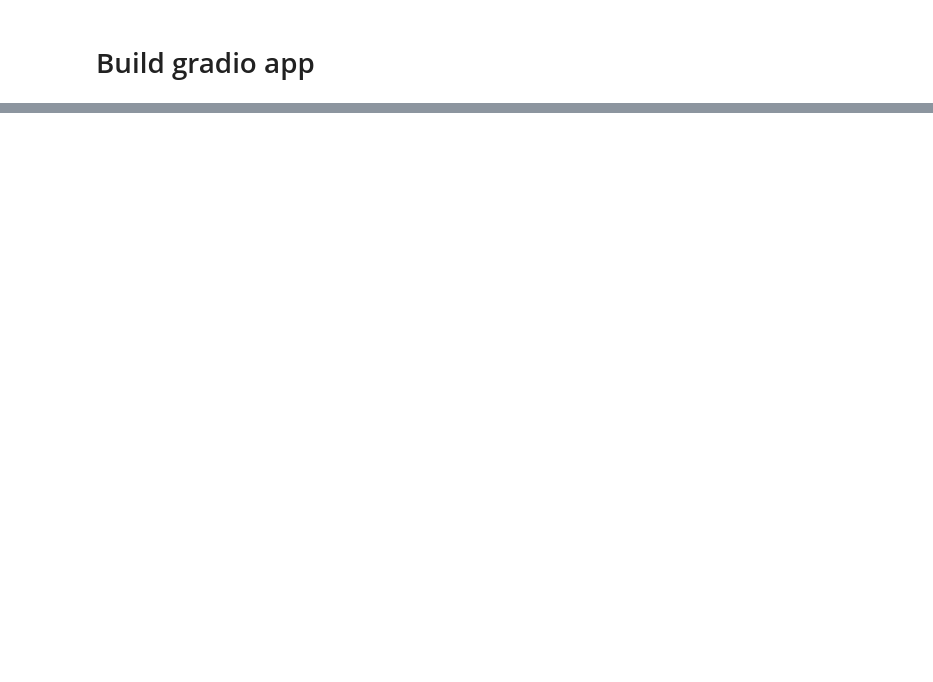
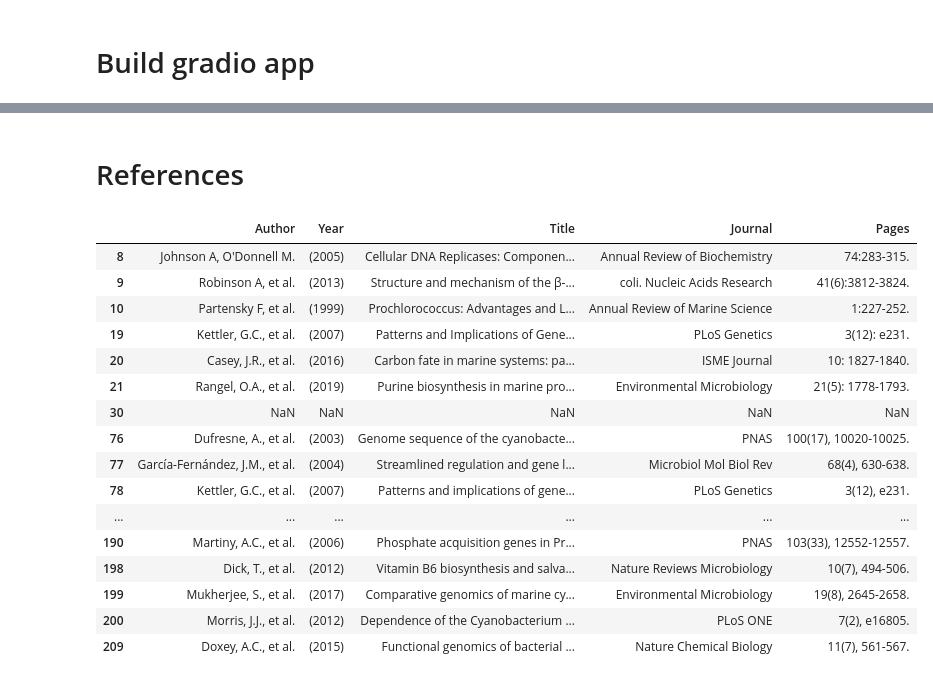
Before and after one commit to wosnat/llm_gene_expression, a Jupyter notebook: Review Paper 1 - single prompt/single prompt display.ipynb, the cells around one changed output, grey strips where cells are left out. Saved outputs shown, nothing was run; the diff lists cells and outputs as text; code cells hidden in the pictures; blank space fills up the shorter version.

```diff
--- a/Review Paper 1 - single prompt/single prompt display.ipynb
+++ b/Review Paper 1 - single prompt/single prompt display.ipynb
@@ -276,0 +408,21 @@ if __name__ == "__main__":
+# %%
+def database_section2list(section_name, section_content):
+    if isinstance(section_content, dict):
+        if section_name == 'uptake_exudation':
+            return (section_content.items())
+        else:
+            return ((section_name, v) for v in section_content.values())
+    else:
+        return [(section_name, section_content)]
+
+def get_database_entry_df(gene):
+    literature_review, database_entry = parse_database_batch_message(gene)
+    content_list = [
+        dict(gene=gene, section_name=name, section_content=content)
+        for section_name, section_content in database_entry.items()
+        for name,content in database_section2list(section_name, section_content)
+    ]
+    return pd.DataFrame(content_list)
+# %%
+
+df_database = pd.concat([get_database_entry_df(gene) for gene in batch_result_dict], ignore_index=True)
@@ -276,0 +449,27 @@ if __name__ == "__main__":
+# %% [markdown]
+# References
+# %%
+refereces_series = df_database.loc[df_database.section_name.isin(['references']), 'section_content']
+# %%
+reference_df = refereces_series.str.extract(r'^([^\(]+) (\(\d+\))\.? ([^\.]+)\.([^,]+),(.*)$')
+reference_df = reference_df.rename(columns={0: 'Author', 1:'Year', 2:'Title', 3:'Journal', 4:'Pages'})
+# %%
+reference_df.drop_duplicates(subset='Title').head(40)
+# %% [output]
+|  | Author | Year | Title | Journal | Pages |
+| 8 | Johnson A, O'Donnell M. | (2005) | Cellular DNA Replicases: Componen... | Annual Review of Biochemistry | 74:283-315. |
+| 9 | Robinson A, et al. | (2013) | Structure and mechanism of the β-... | coli. Nucleic Acids Research | 41(6):3812-3824. |
+| 10 | Partensky F, et al. | (1999) | Prochlorococcus: Advantages and L... | Annual Review of Marine Science | 1:227-252. |
+| 19 | Kettler, G.C., et al. | (2007) | Patterns and Implications of Gene... | PLoS Genetics | 3(12): e231. |
+| 20 | Casey, J.R., et al. | (2016) | Carbon fate in marine systems: pa... | ISME Journal | 10: 1827-1840. |
+| 21 | Rangel, O.A., et al. | (2019) | Purine biosynthesis in marine pro... | Environmental Microbiology | 21(5): 1778-1793. |
+| 30 | NaN | NaN | NaN | NaN | NaN |
+| 76 | Dufresne, A., et al. | (2003) | Genome sequence of the cyanobacte... | PNAS | 100(17), 10020-10025. |
+| 77 | García-Fernández, J.M., et al. | (2004) | Streamlined regulation and gene l... | Microbiol Mol Biol Rev | 68(4), 630-638. |
+| 78 | Kettler, G.C., et al. | (2007) | Patterns and implications of gene... | PLoS Genetics | 3(12), e231. |
+| ... | ... | ... | ... | ... | ... |
+| 190 | Martiny, A.C., et al. | (2006) | Phosphate acquisition genes in Pr... | PNAS | 103(33), 12552-12557. |
+| 198 | Dick, T., et al. | (2012) | Vitamin B6 biosynthesis and salva... | Nature Reviews Microbiology | 10(7), 494-506. |
+| 199 | Mukherjee, S., et al. | (2017) | Comparative genomics of marine cy... | Environmental Microbiology | 19(8), 2645-2658. |
+| 200 | Morris, J.J., et al. | (2012) | Dependence of the Cyanobacterium ... | PLoS ONE | 7(2), e16805. |
+| 209 | Doxey, A.C., et al. | (2015) | Functional genomics of bacterial ... | Nature Chemical Biology | 11(7), 561-567. |
```
Also changed, not shown: parts of 51 cells of this notebook.
